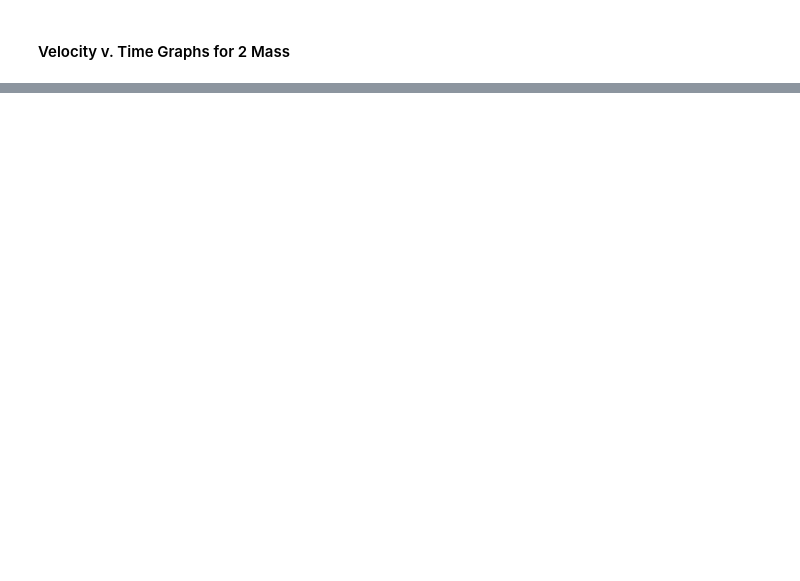
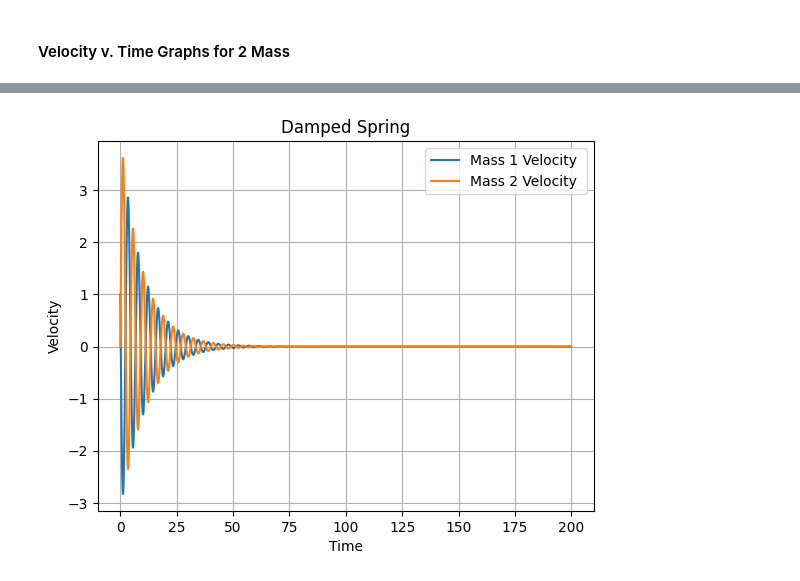
Before and after one commit to AlyanaJusino/pn_trajectories_26, a Jupyter notebook: pnresearch.ipynb, the cells around one changed output, grey strips where cells are left out. Saved outputs shown, nothing was run; the diff lists cells and outputs as text; code cells hidden in the pictures; blank space fills up the shorter version.

```diff
--- a/pnresearch.ipynb
+++ b/pnresearch.ipynb
@@ -314,0 +370,11 @@ plt.show()
+# %%
+plt.plot(t, y[1], label="Mass 1 Velocity ")
+plt.plot(t, y[3], label="Mass 2 Velocity")
+plt.xlabel("Time")
+plt.ylabel("Velocity")
+plt.title("Damped Spring")
+plt.legend()
+plt.grid(True)
+plt.show()
+# %% [output]
+[figure, added]
```
Also changed, not shown: parts of 12 cells of this notebook.
